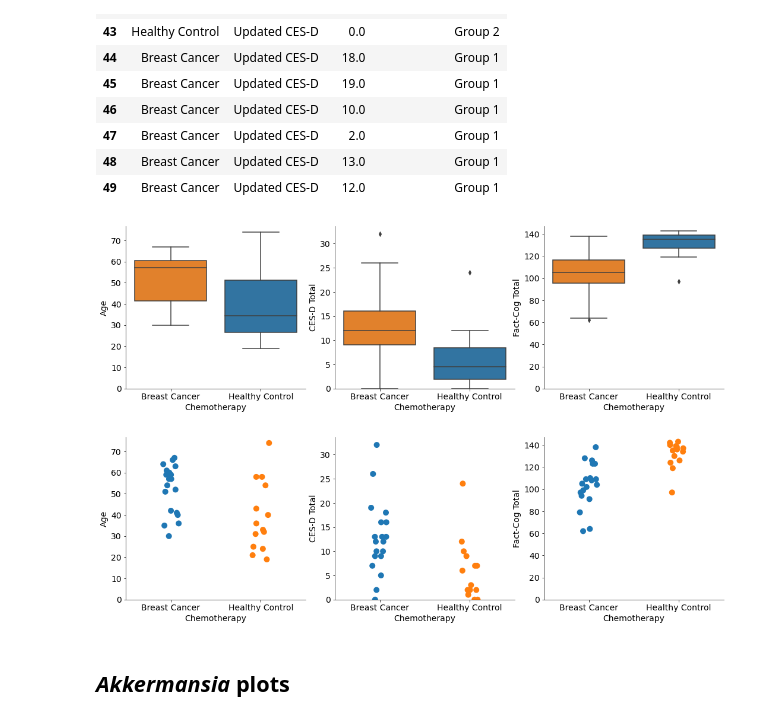
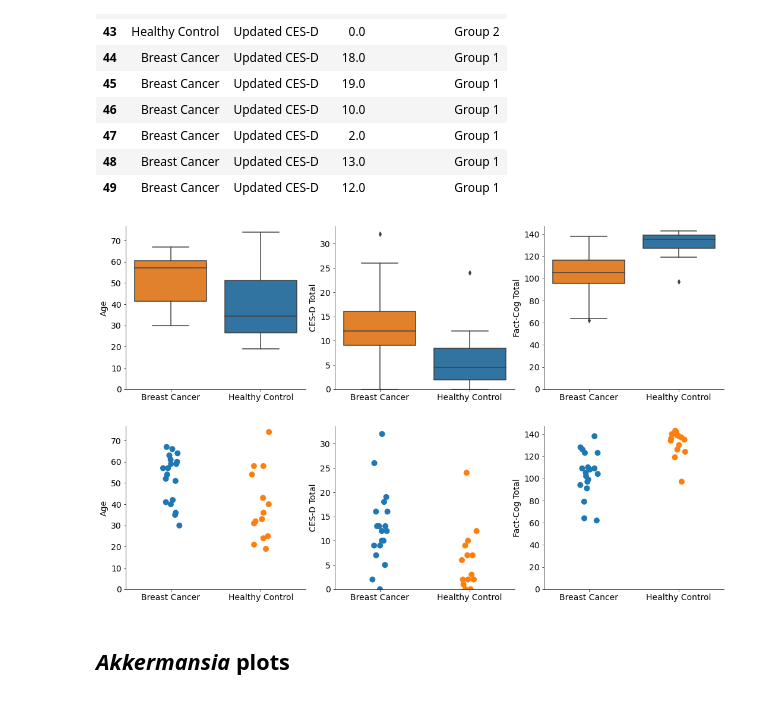
Before and after one commit to sterrettJD/Chemobrain, a Jupyter notebook: Final figs and additional analyses.ipynb, the cells around one changed output. Saved outputs shown, nothing was run; the diff lists cells and outputs as text; code cells hidden in the pictures.

```diff
--- a/Final figs and additional analyses.ipynb
+++ b/Final figs and additional analyses.ipynb
@@ -269,30 +269,31 @@ import matplotlib
 # %%
 font = {'size'   : 14}
 
 matplotlib.rc('font', **font)
 
 g = sns.catplot(x="Chemotherapy",
             y="value",
             data=melted_demo,
             col="variable",
             kind="box",
             palette=["tab:orange","tab:blue"],
             sharey=False)
 
 
 g.axes.flatten()[0].set_ylabel("Age")
 g.axes.flatten()[1].set_ylabel("CES-D Total")
 g.axes.flatten()[2].set_ylabel("Fact-Cog Total")
 
 for ax in g.axes.flatten():
     ax.set_title("")
     ax.set_ylim(0,)
+    ax.set_xlabel("")
 
 plt.savefig("reanalysis-2/Figures/age-cesd-fact-boxplots.pdf")
 plt.savefig("reanalysis-2/Figures/age-cesd-fact-boxplots.png")
 plt.show()
 # %% [output]
-[figure, old version]
+[figure, new version]
 # %%
 g = sns.catplot(x="Chemotherapy",
             y="value",
@@ -308,7 +309,8 @@ g.axes.flatten()[2].set_ylabel("Fact-Cog Total")
 for ax in g.axes.flatten():
     ax.set_title("")
     ax.set_ylim(0,)
+    ax.set_xlabel("")
 # %% [output]
-[figure, old version]
+[figure, new version]
 # %% [markdown]
 ## *Akkermansia* plots
```
Also changed, not shown: parts of 13 cells of this notebook.
